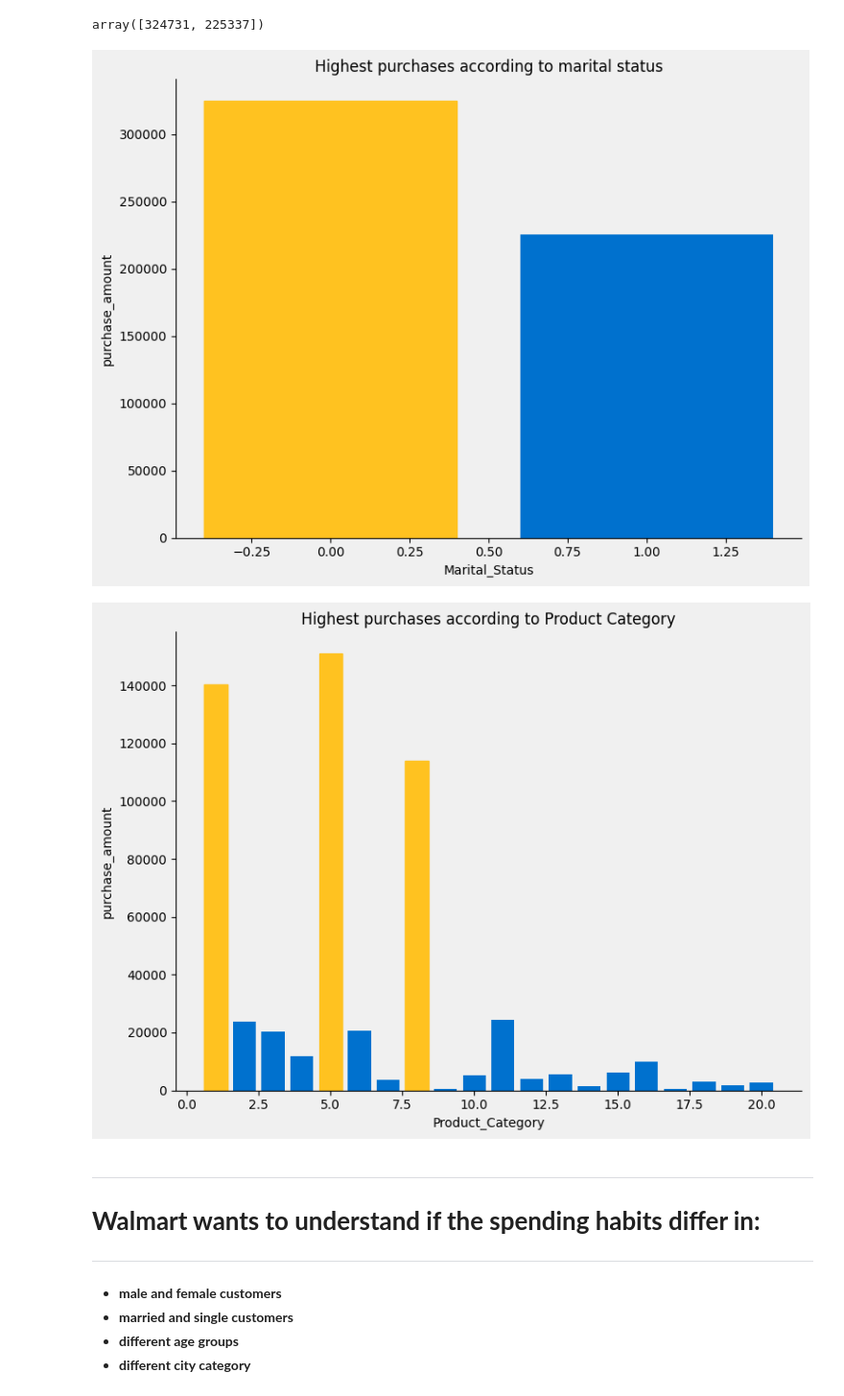
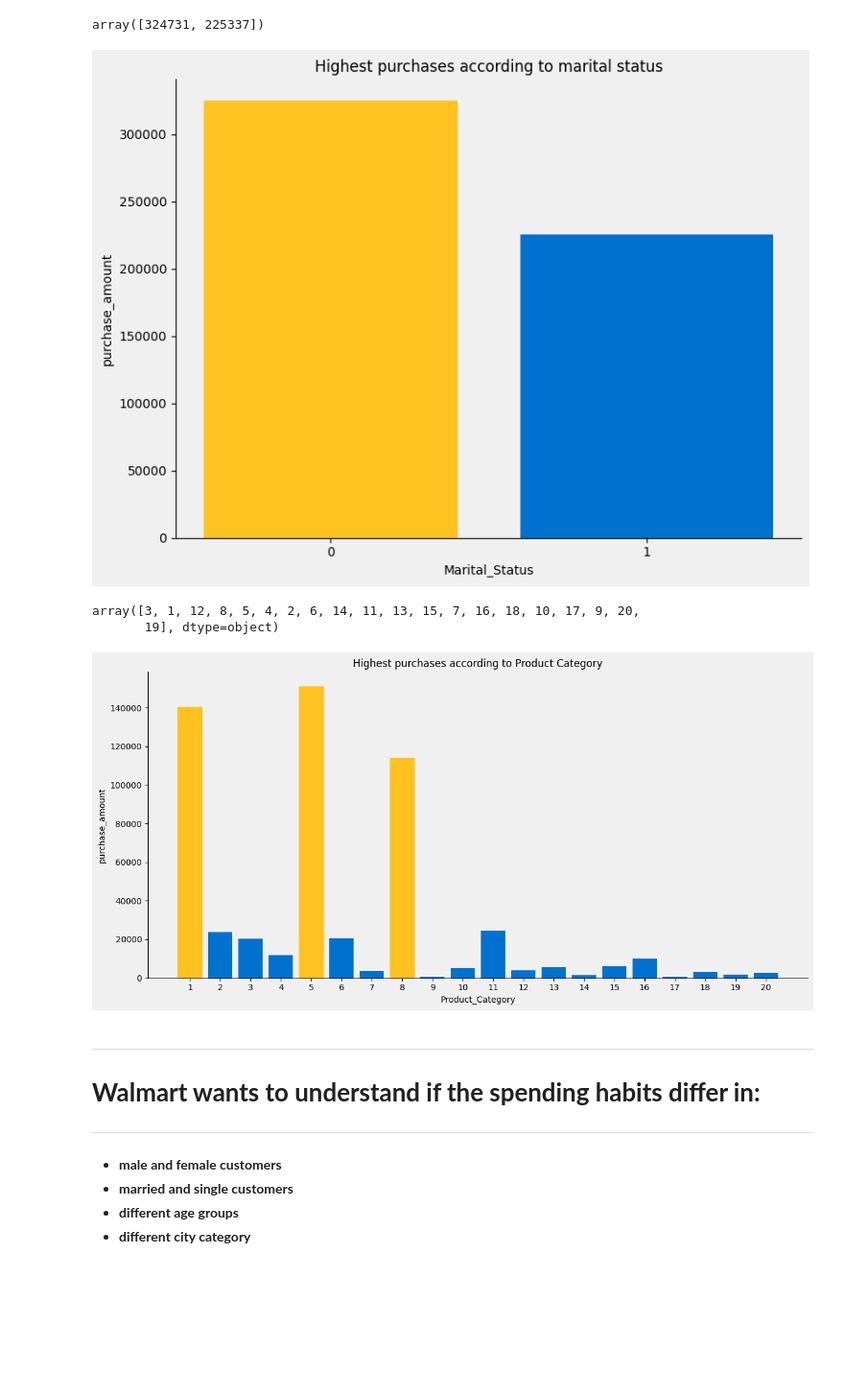
Before and after one commit to RichaGaharwar/Walmart---Confidence-Interval-CLT, a Jupyter notebook: Walmart_Confidence_Interval_&_CLT.ipynb, the cells around one changed output. Shown at 96% size. Drawn from its saved outputs; the diff is of its cells as text; code cells hidden in the pictures; blank space fills up the shorter version.

```diff
--- a/Walmart_Confidence_Interval_&_CLT.ipynb
+++ b/Walmart_Confidence_Interval_&_CLT.ipynb
@@ -291,3 +289,5 @@ walmart['city_category'].unique()
+# %%
+city = walmart['City_Category'].value_counts().sort_index()
 # %%
 BG_Grey = '#F0F0F0'
 Spark_Yellow = '#FFC220'
@@ -296,13 +296,13 @@ True_Blue = '#0071CE'
 plt.figure(figsize = (8, 6),facecolor=BG_Grey)
 ax = plt.gca() # Define ax here
 ax.set_facecolor(BG_Grey)
-bars = plt.bar(walmart['City_Category'].value_counts().index, walmart['City_Category'].value_counts().values, color = True_Blue)
+bars = plt.bar(city.index, city.values, color = True_Blue)
 plt.title('No. 1 City Category with highest purchase amounts')
 plt.xlabel('City Category')
 plt.ylabel('purchase_amount')
 plt.xticks(rotation = 0)
 
-top_1_indices = np.argsort(walmart['City_Category'].value_counts().values)[-1:]
+top_1_indices = np.argsort(city.values)[-1:]
 for idx in top_1_indices:
     bars[idx].set_color(Spark_Yellow)
 
@@ -358,6 +358,7 @@ ax.set_facecolor(BG_Grey)
 bars = plt.bar(marital_status.index, marital_status.values, color = True_Blue)
 plt.title('Highest purchases according to marital status')
 plt.xlabel('Marital_Status')
+plt.xticks(marital_status.index.astype(int))
 plt.ylabel('purchase_amount')
 plt.xticks(rotation = 0)
 
@@ -370,31 +371,41 @@ ax.spines['right'].set_visible(False)
 plt.tight_layout()
 plt.show()
 # %% [output]
-[figure, old version]
+[figure, new version]
+# %%
+walmart['Product_Category'].unique()
+# %% [output]
+array([3, 1, 12, 8, 5, 4, 2, 6, 14, 11, 13, 15, 7, 16, 18, 10, 17, 9, 20,
+       19], dtype=object)
 # %%
 BG_Grey = '#F0F0F0'
 Spark_Yellow = '#FFC220'
 True_Blue = '#0071CE'
 
-plt.figure(figsize = (8, 6),facecolor=BG_Grey)
+prod_counts = walmart['Product_Category'].value_counts()
+
+plt.figure(figsize = (12, 6),facecolor=BG_Grey)
 ax = plt.gca() # Define ax here
 ax.set_facecolor(BG_Grey)
-bars = plt.bar(walmart['Product_Category'].value_counts().index, walmart['Product_Category'].value_counts().values, color = True_Blue)
+bars = plt.bar(prod_counts.index, prod_counts.values, color = True_Blue)
 plt.title('Highest purchases according to Product Category')
+
+plt.xticks(prod_counts.index.astype(int))
+
 plt.xlabel('Product_Category')
 plt.ylabel('purchase_amount')
 plt.xticks(rotation = 0)
 
 top_3_indices = np.argsort(walmart['Product_Category'].value_counts().values)[-3:]
 for idx in top_3_indices:
     bars[idx].set_color(Spark_Yellow)
 
 ax.spines['top'].set_visible(False)
 ax.spines['right'].set_visible(False)
 plt.tight_layout()
 plt.show()
 # %% [output]
-[figure, old version]
+[figure, new version]
 # %% [markdown]
 ---
 
```
Also changed, not shown: parts of 3 cells of this notebook.
